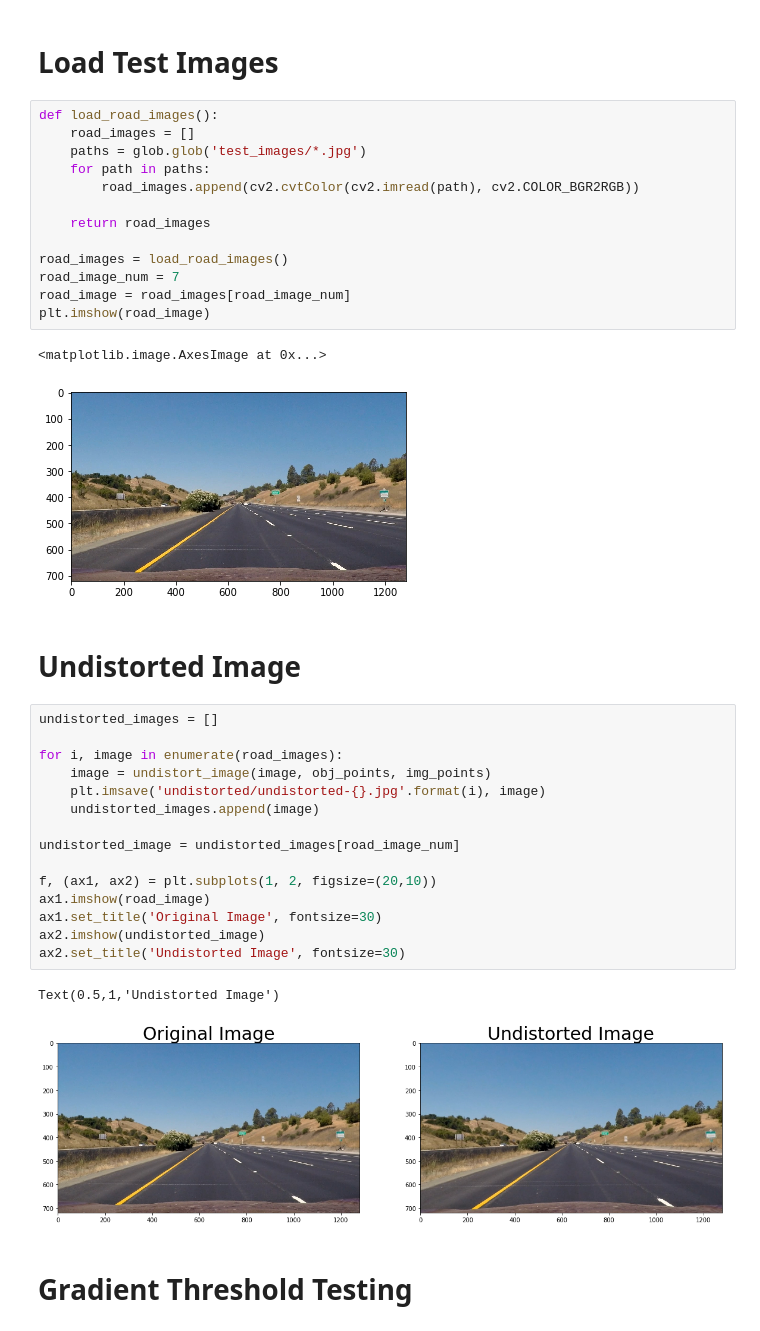
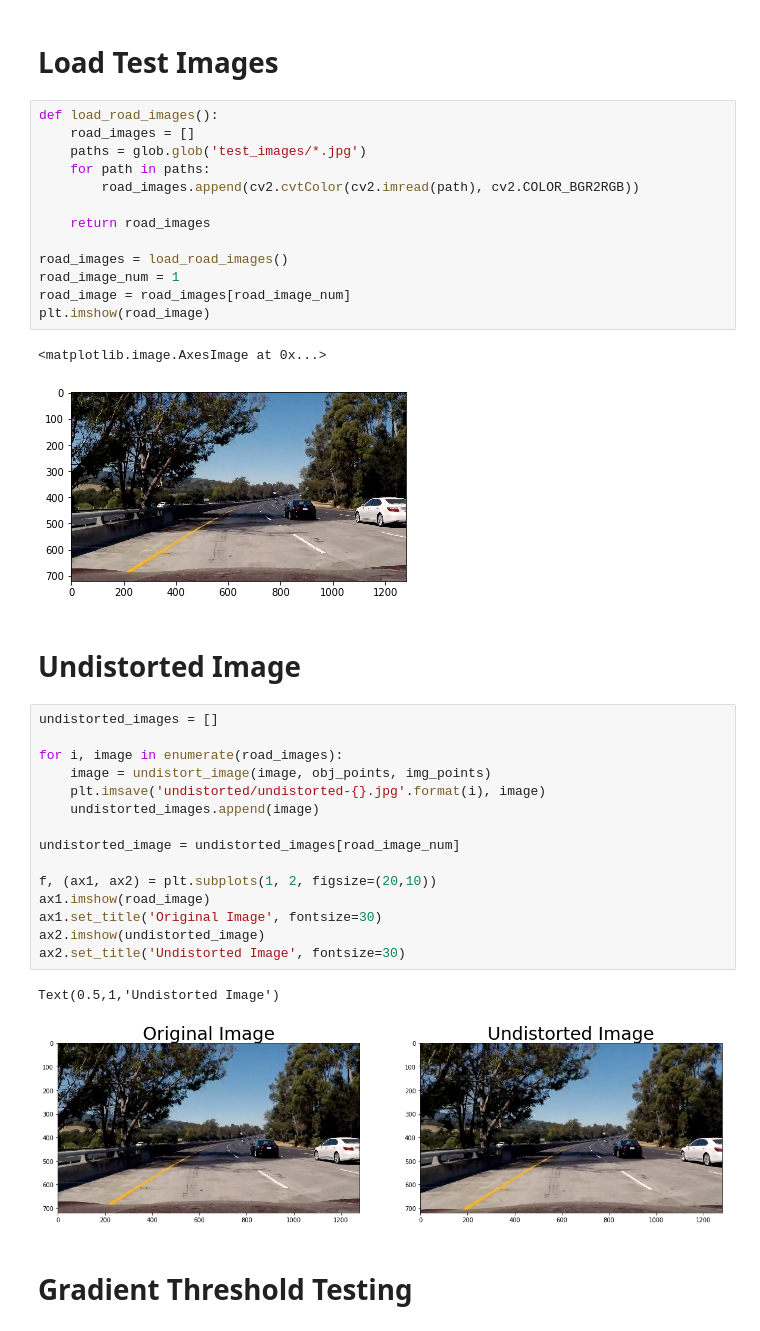
Before and after one commit to YuxiBupt/CarND-Advanced-Lane-Lines, a Jupyter notebook: Avanced-Lane-Finding.ipynb, the cells around one changed output. Saved outputs shown, nothing was run; the diff lists cells and outputs as text.

```diff
--- a/Avanced-Lane-Finding.ipynb
+++ b/Avanced-Lane-Finding.ipynb
@@ -90,19 +90,19 @@ Text(0.5,1,'Undistorted Image')
 # %%
 def load_road_images():
     road_images = []
     paths = glob.glob('test_images/*.jpg')
     for path in paths:
         road_images.append(cv2.cvtColor(cv2.imread(path), cv2.COLOR_BGR2RGB))
 
     return road_images
 
 road_images = load_road_images()
-road_image_num = 7
+road_image_num = 1
 road_image = road_images[road_image_num]
 plt.imshow(road_image)
 # %% [output]
 <matplotlib.image.AxesImage at 0x...>
-[figure, old version]
+[figure, new version]
 # %% [markdown]
 # Undistorted Image
 # %%
@@ -122,7 +122,7 @@ ax2.imshow(undistorted_image)
 ax2.set_title('Undistorted Image', fontsize=30)
 # %% [output]
 Text(0.5,1,'Undistorted Image')
-[figure, old version]
+[figure, new version]
 # %% [markdown]
 # Gradient Threshold Testing
 # %% [markdown]
```
Also changed, not shown: parts of 25 cells of this notebook, 56 other files.
